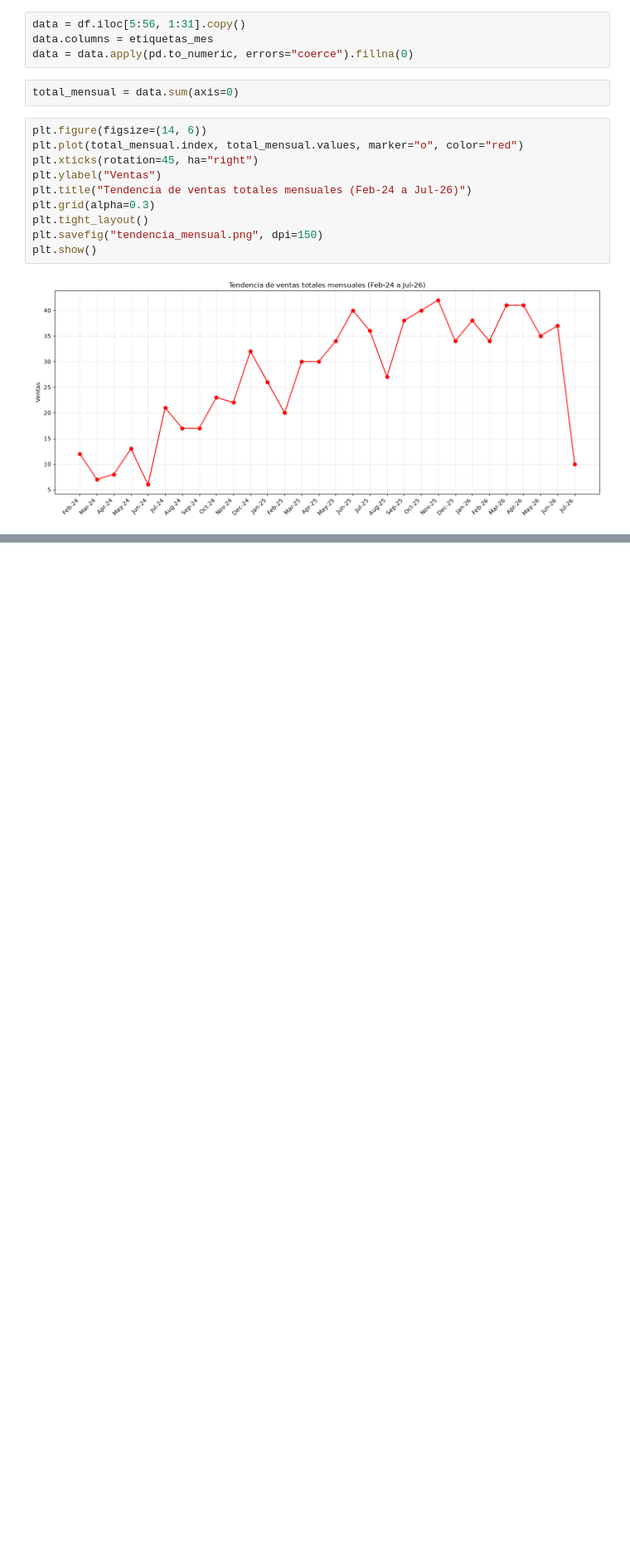
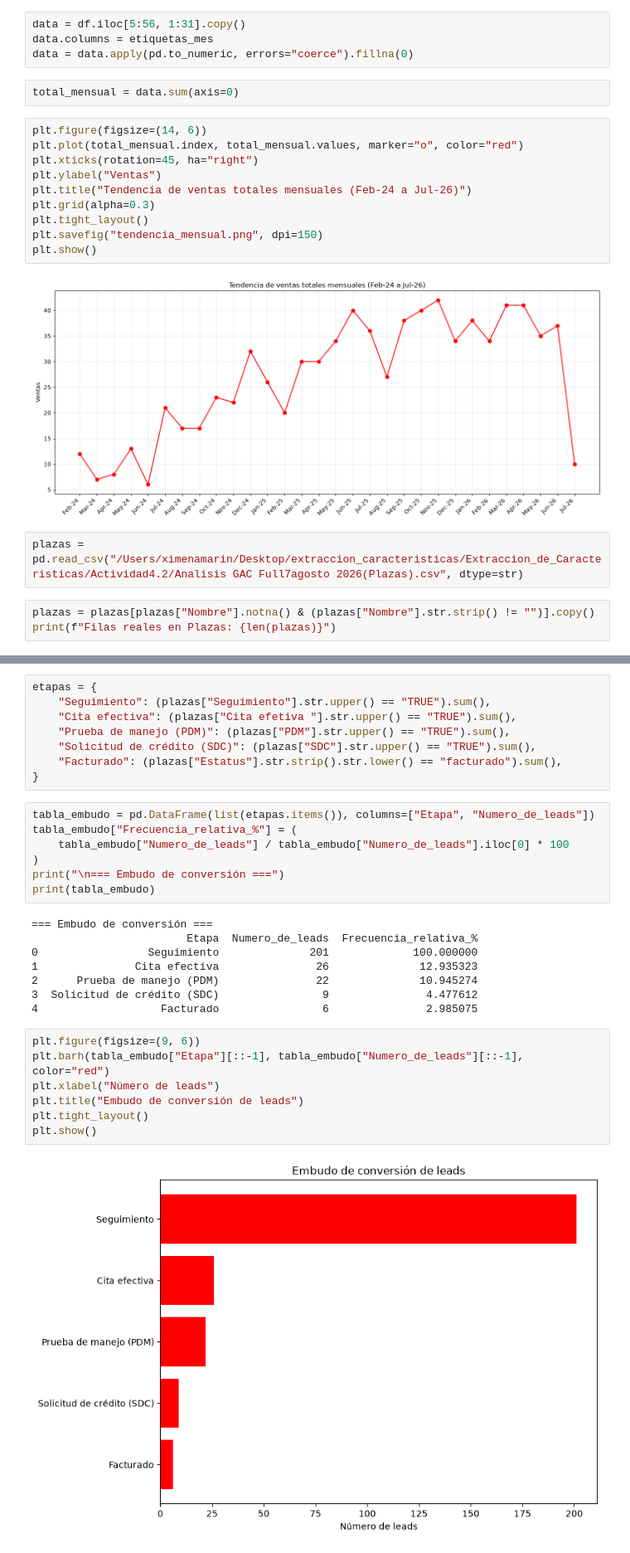
Before and after one commit to a01739242-ui/Extraccion_de_Caracteristicas, a Jupyter notebook: Actividad4.2/gac.ipynb, the cells around one changed output, grey strips where cells are left out. Shown at 83% size. Saved outputs shown, nothing was run; the diff lists cells and outputs as text; blank space fills up the shorter version.

Commit message:
codigo actividad 4.1

```diff
--- a/Actividad4.2/gac.ipynb
+++ b/Actividad4.2/gac.ipynb
@@ -142,3 +142,8 @@ plt.savefig("tendencia_mensual.png", dpi=150)
 plt.show()
 # %% [output]
 [figure]
+# %%
+plazas = pd.read_csv("/Users/ximenamarin/Desktop/extraccion_caracteristicas/Extraccion_de_Caracteristicas/Actividad4.2/Analisis GAC Full7agosto 2026(Plazas).csv", dtype=str)
+# %%
+plazas = plazas[plazas["Nombre"].notna() & (plazas["Nombre"].str.strip() != "")].copy()
+print(f"Filas reales en Plazas: {len(plazas)}")
@@ -144,0 +152,32 @@ plt.show()
+# %%
+etapas = {
+    "Seguimiento": (plazas["Seguimiento"].str.upper() == "TRUE").sum(),
+    "Cita efectiva": (plazas["Cita efetiva "].str.upper() == "TRUE").sum(),
+    "Prueba de manejo (PDM)": (plazas["PDM"].str.upper() == "TRUE").sum(),
+    "Solicitud de crédito (SDC)": (plazas["SDC"].str.upper() == "TRUE").sum(),
+    "Facturado": (plazas["Estatus"].str.strip().str.lower() == "facturado").sum(),
+}
+# %%
+tabla_embudo = pd.DataFrame(list(etapas.items()), columns=["Etapa", "Numero_de_leads"])
+tabla_embudo["Frecuencia_relativa_%"] = (
+    tabla_embudo["Numero_de_leads"] / tabla_embudo["Numero_de_leads"].iloc[0] * 100
+)
+print("\n=== Embudo de conversión ===")
+print(tabla_embudo)
+# %% [output]
+=== Embudo de conversión ===
+                        Etapa  Numero_de_leads  Frecuencia_relativa_%
+0                 Seguimiento              201             100.000000
+1               Cita efectiva               26              12.935323
+2      Prueba de manejo (PDM)               22              10.945274
+3  Solicitud de crédito (SDC)                9               4.477612
+4                   Facturado                6               2.985075
+# %%
+plt.figure(figsize=(9, 6))
+plt.barh(tabla_embudo["Etapa"][::-1], tabla_embudo["Numero_de_leads"][::-1], color="red")
+plt.xlabel("Número de leads")
+plt.title("Embudo de conversión de leads")
+plt.tight_layout()
+plt.show()
+# %% [output]
+[figure, added]
```
Also changed, not shown: parts of 12 cells of this notebook, 1 other file.
